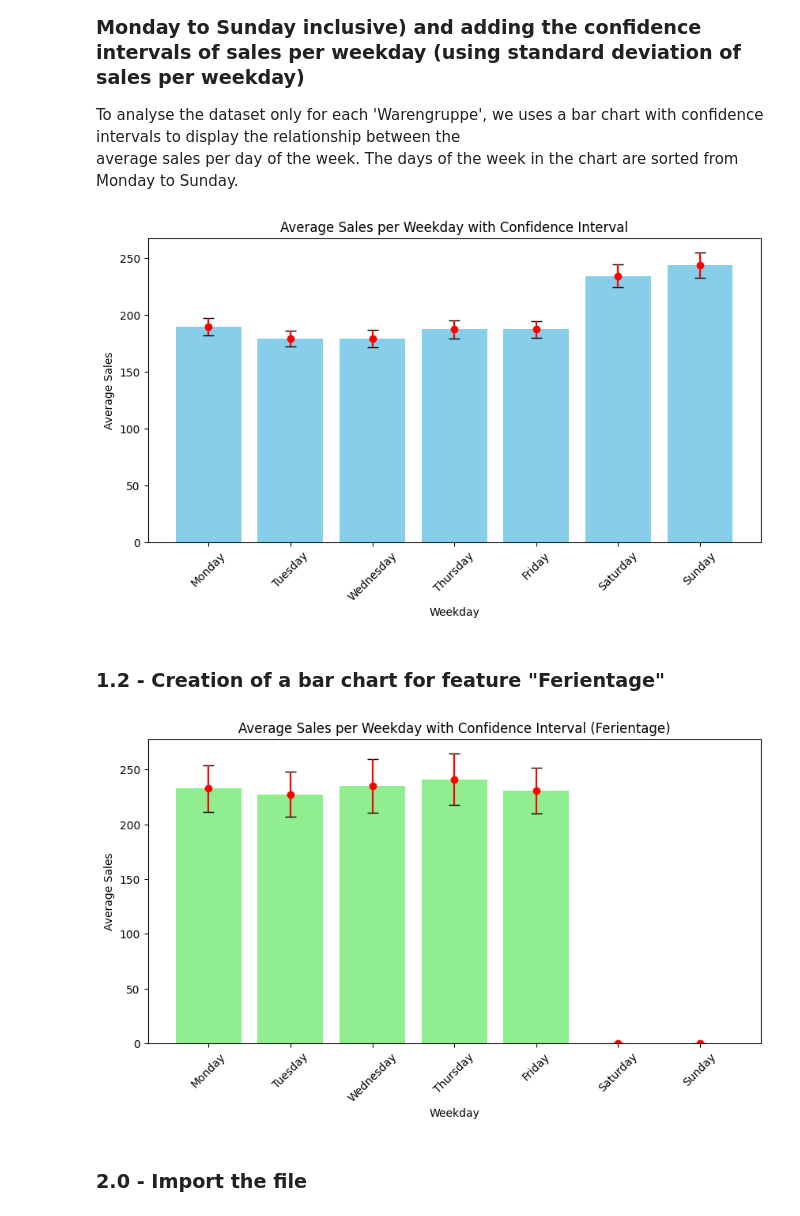
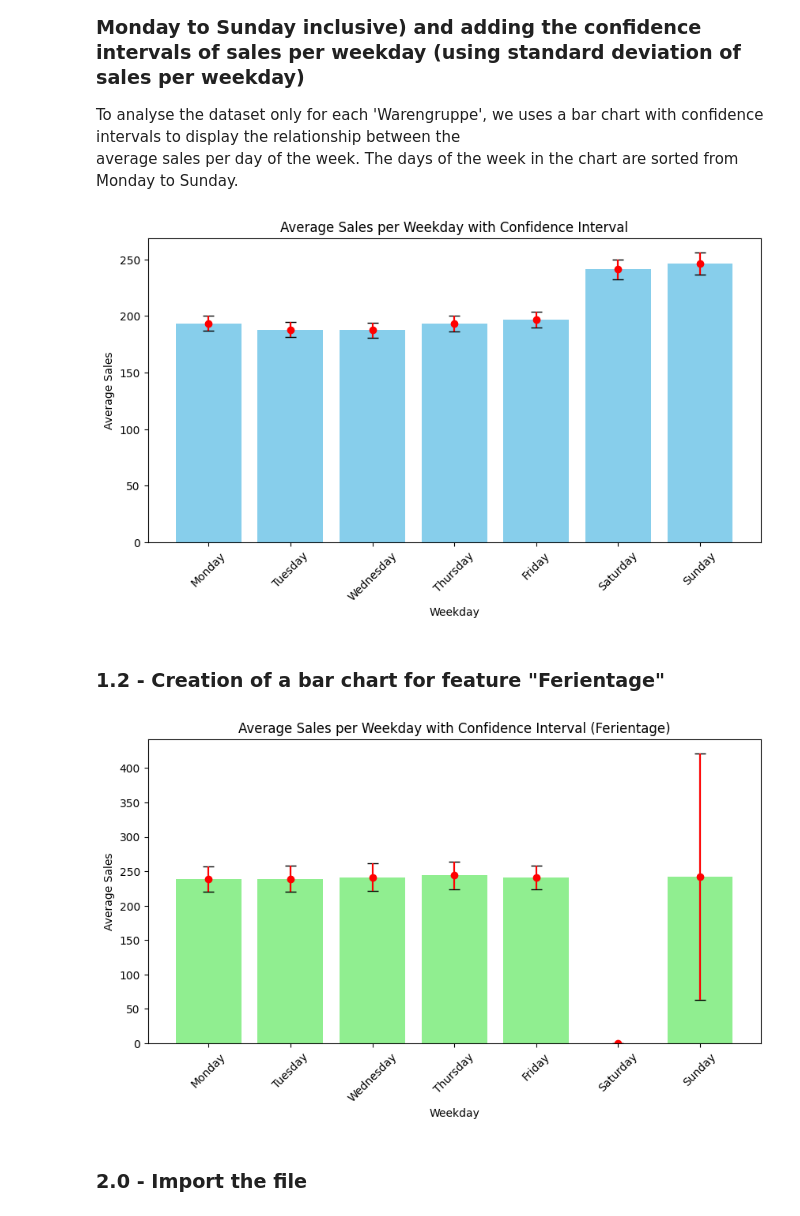
Before and after one commit to BossyNine/bakery_sales_prediction, a Jupyter notebook: 1_DatasetCharacteristics/DataAnalyse4AditionalFeatures.ipynb, the cells around one changed output. Cells and saved outputs as stored; diff of their text form; code cells hidden in the pictures.

```diff
--- a/1_DatasetCharacteristics/DataAnalyse4AditionalFeatures.ipynb
+++ b/1_DatasetCharacteristics/DataAnalyse4AditionalFeatures.ipynb
@@ -12,10 +13,8 @@ These features are
 ### **1.0 - Import the file**
 # %%
 # Import the necessary libaries
-import csv
 import pandas as pd
 from datetime import datetime
-import os
 import matplotlib.pyplot as plt
 import numpy as np
 import logging
@@ -23,10 +22,12 @@ import missingno as msno
 import seaborn as sns
 
 # Read the file and check it out
-url = 'https://raw.githubusercontent.com/BossyNine/bakery_sales_prediction/main/sourcedata/cleaned_data/5_has_wettercode.csv'
+#url = 'https://raw.githubusercontent.com/BossyNine/bakery_sales_prediction/main/sourcedata/cleaned_data/5_has_wettercode.csv'
+data = "/workspaces/bakery_sales_prediction/sourcedata/cleaned_data/7_transformed_variables.csv"
 
 # Read the file and check it out
-df = pd.read_csv(url)
+#df = pd.read_csv(url)
+df = pd.read_csv(data)
 df.info()
 df
 # %% [output]
@@ -70,16 +71,16 @@ average sales per day of the week. The days of the week in the chart are sorted
 df['Datum'] = pd.to_datetime(df['Datum'])
 
 # Extract weekday from 'Datum' column
-df['Weekday'] = df['Datum'].dt.weekday
+df['weekday'] = df['Datum'].dt.weekday
 
 # Calculate average sales per weekday
-avg_sales_per_weekday = df.groupby('Weekday')['Umsatz'].mean()
+avg_sales_per_weekday = df.groupby('weekday')['Umsatz'].mean()
 
 # Sort weekdays from Monday to Sunday
 avg_sales_per_weekday = avg_sales_per_weekday.reindex([0, 1, 2, 3, 4, 5, 6])
 
 # Calculate confidence interval
-ci = 1.96 * df.groupby('Weekday')['Umsatz'].std() / np.sqrt(df.groupby('Weekday')['Umsatz'].count())
+ci = 1.96 * df.groupby('weekday')['Umsatz'].std() / np.sqrt(df.groupby('weekday')['Umsatz'].count())
 
 # Plot bar chart
 plt.figure(figsize=(10, 5))
@@ -92,36 +93,36 @@ plt.title('Average Sales per Weekday with Confidence Interval')
 plt.show()
 logging.info(avg_sales_per_weekday)
 # %% [output]
-[figure, old version]
+[figure, new version]
 # %% [markdown]
 ### **1.2 - Creation of a bar chart for feature "Ferientage"**
 # %%
 # Filtering data for 'Ferientage' period
 df_ferientage = df[df['Ferientage'] == 1]
 
 # Calculate average sales per weekday for 'Ferientage' period
-avg_sales_per_weekday_ferientage = df_ferientage.groupby('Weekday')['Umsatz'].mean()
+avg_sales_per_weekday_ferientage = df_ferientage.groupby('weekday')['Umsatz'].mean()
 
 # Ensure all weekdays are present
 avg_sales_per_weekday_ferientage = avg_sales_per_weekday_ferientage.reindex([0, 1, 2, 3, 4, 5, 6], fill_value=0)
 
 # Calculate confidence interval for 'Ferientage' period
-ci_ferientage = 1.96 * df_ferientage.groupby('Weekday')['Umsatz'].std() / np.sqrt(df_ferientage.groupby('Weekday')['Umsatz'].count())
+ci_ferientage = 1.96 * df_ferientage.groupby('weekday')['Umsatz'].std() / np.sqrt(df_ferientage.groupby('weekday')['Umsatz'].count())
 
 # Ensure all confidence intervals match the shape
 ci_ferientage = ci_ferientage.reindex([0, 1, 2, 3, 4, 5, 6], fill_value=0)
 
 # Plot bar chart for 'Ferientage' period
 plt.figure(figsize=(10, 5))
 plt.bar(avg_sales_per_weekday_ferientage.index, avg_sales_per_weekday_ferientage.values, yerr=ci_ferientage, capsize=5, color='lightgreen')
 plt.errorbar(avg_sales_per_weekday_ferientage.index, avg_sales_per_weekday_ferientage.values, yerr=ci_ferientage, fmt='o', color='red')
 plt.xticks(range(7), ['Monday', 'Tuesday', 'Wednesday', 'Thursday', 'Friday', 'Saturday', 'Sunday'], rotation=45)
 plt.xlabel('Weekday')
 plt.ylabel('Average Sales')
 plt.title('Average Sales per Weekday with Confidence Interval (Ferientage)')
 plt.show()
 # %% [output]
-[figure, old version]
+[figure, new version]
 # %% [markdown]
 ### **2.0 - Import the file**
 # %%
```
Also changed, not shown: parts of 12 cells of this notebook.
